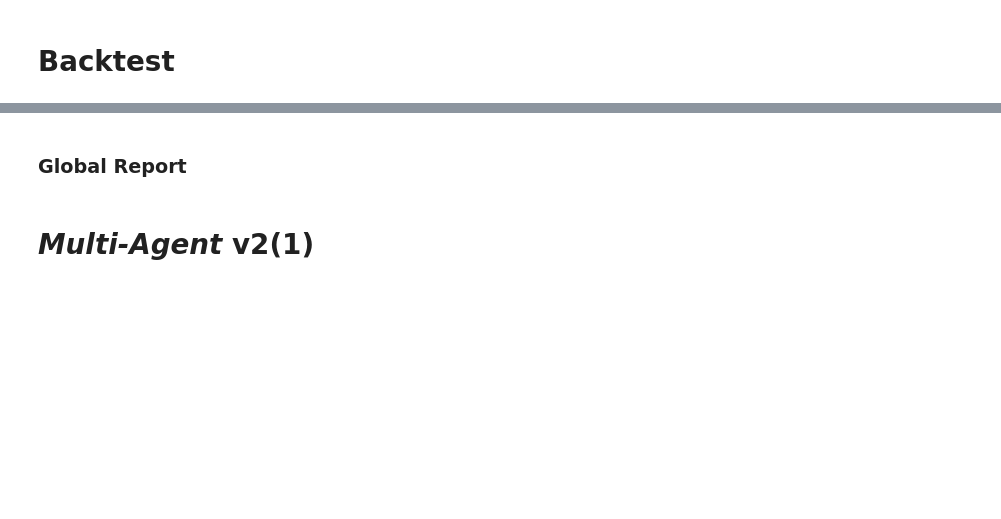
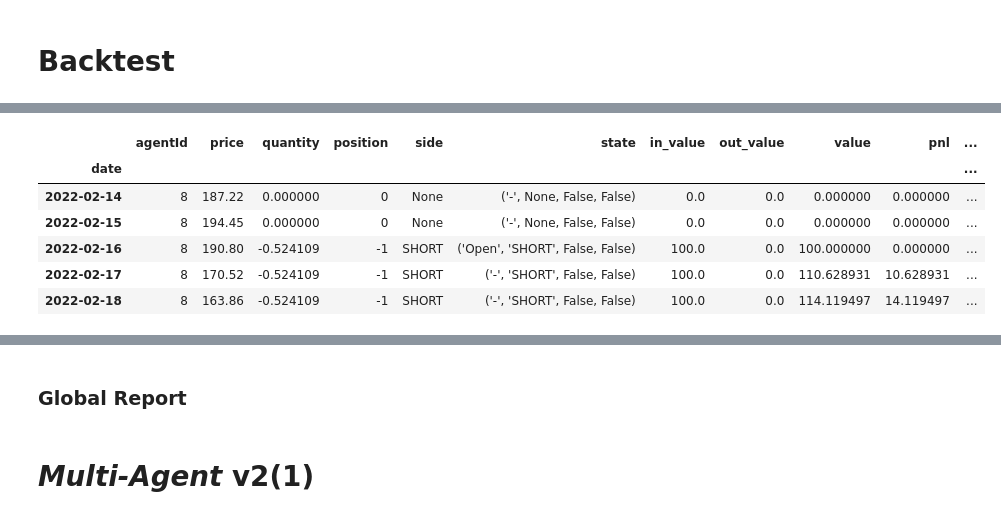
Before and after one commit to cedTrad/C-Syst, a Jupyter notebook: labs.ipynb, the cells around one changed output, grey strips where cells are left out. Drawn from its saved outputs; the diff is of its cells as text; code cells hidden in the pictures; blank space fills up the shorter version.

```diff
--- a/labs.ipynb
+++ b/labs.ipynb
@@ -74,0 +91,10 @@ agent
+# %%
+agent.mtng.tradeDataAgent.head()
+# %% [output]
+|  | agentId | price | quantity | position | side | state | in_value | out_value | value | pnl | ... |
+| date |  |  |  |  |  |  |  |  |  |  | ... |
+| 2022-02-14 | 8 | 187.22 | 0.000000 | 0 | None | ('-', None, False, False) | 0.0 | 0.0 | 0.000000 | 0.000000 | ... |
+| 2022-02-15 | 8 | 194.45 | 0.000000 | 0 | None | ('-', None, False, False) | 0.0 | 0.0 | 0.000000 | 0.000000 | ... |
+| 2022-02-16 | 8 | 190.80 | -0.524109 | -1 | SHORT | ('Open', 'SHORT', False, False) | 100.0 | 0.0 | 100.000000 | 0.000000 | ... |
+| 2022-02-17 | 8 | 170.52 | -0.524109 | -1 | SHORT | ('-', 'SHORT', False, False) | 100.0 | 0.0 | 110.628931 | 10.628931 | ... |
+| 2022-02-18 | 8 | 163.86 | -0.524109 | -1 | SHORT | ('-', 'SHORT', False, False) | 100.0 | 0.0 | 114.119497 | 14.119497 | ... |
```
Also changed, not shown: parts of 7 cells of this notebook, 8 other files.
